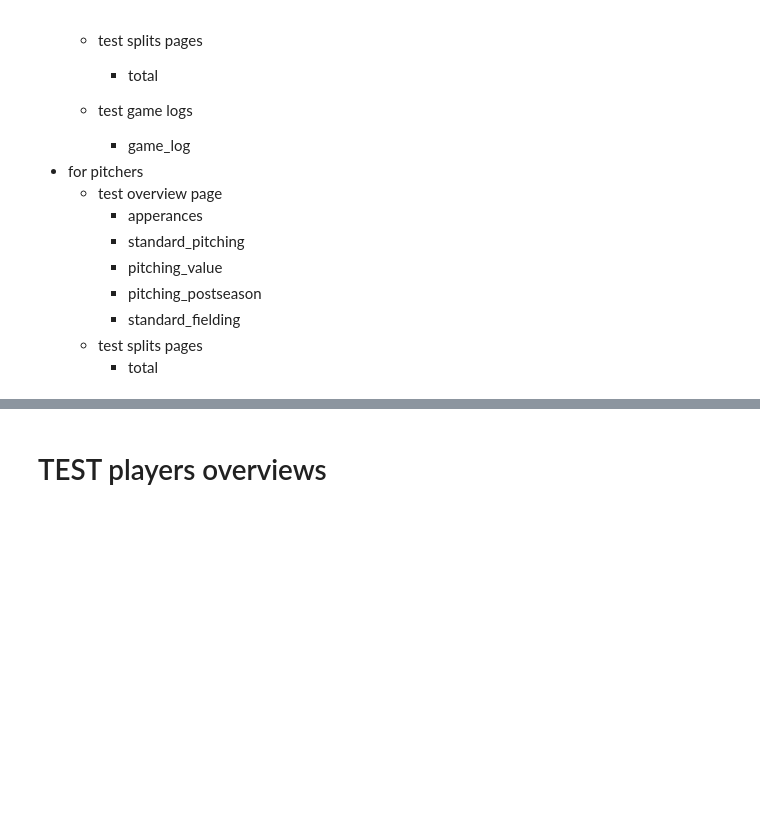
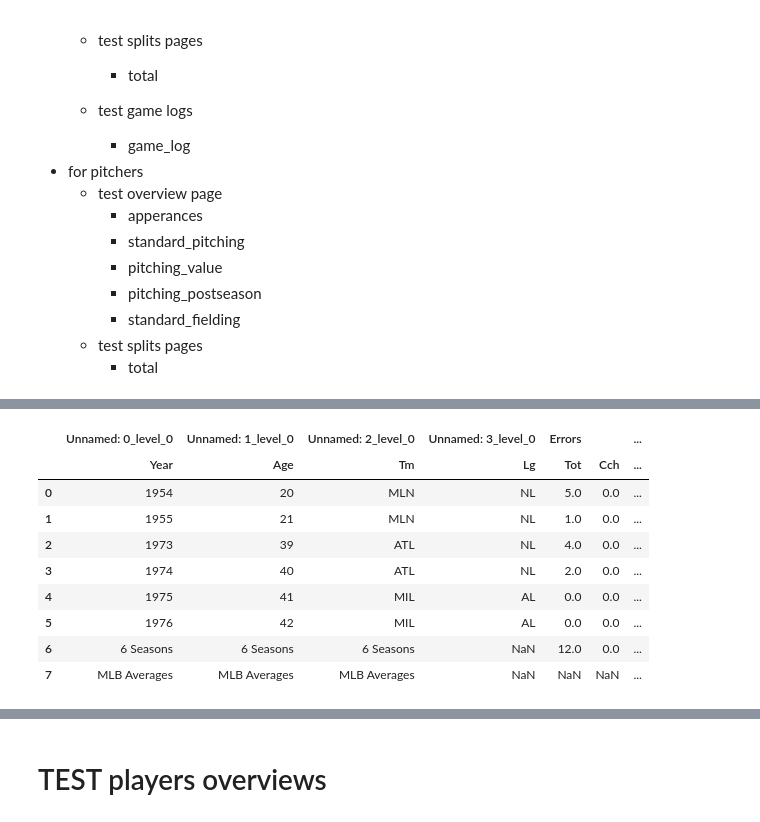
Before and after one commit to double-dose-larry/sportsref, a Jupyter notebook: test_players.ipynb, the cells around one changed output, grey strips where cells are left out. Cells and saved outputs as stored; diff of their text form; code cells hidden in the pictures; blank space fills up the shorter version.

```diff
--- a/test_players.ipynb
+++ b/test_players.ipynb
@@ -37,0 +39,13 @@ aaron.overview("standard_fielding")
+# %%
+aaron.advanced("advanced_fielding_lf", "f")
+# %% [output]
+|  | Unnamed: 0_level_0 | Unnamed: 1_level_0 | Unnamed: 2_level_0 | Unnamed: 3_level_0 | Errors |  | ... |
+|  | Year | Age | Tm | Lg | Tot | Cch | ... |
+| 0 | 1954 | 20 | MLN | NL | 5.0 | 0.0 | ... |
+| 1 | 1955 | 21 | MLN | NL | 1.0 | 0.0 | ... |
+| 2 | 1973 | 39 | ATL | NL | 4.0 | 0.0 | ... |
+| 3 | 1974 | 40 | ATL | NL | 2.0 | 0.0 | ... |
+| 4 | 1975 | 41 | MIL | AL | 0.0 | 0.0 | ... |
+| 5 | 1976 | 42 | MIL | AL | 0.0 | 0.0 | ... |
+| 6 | 6 Seasons | 6 Seasons | 6 Seasons | NaN | 12.0 | 0.0 | ... |
+| 7 | MLB Averages | MLB Averages | MLB Averages | NaN | NaN | NaN | ... |
```
Also changed, not shown: parts of 9 cells of this notebook, 2 other files.
